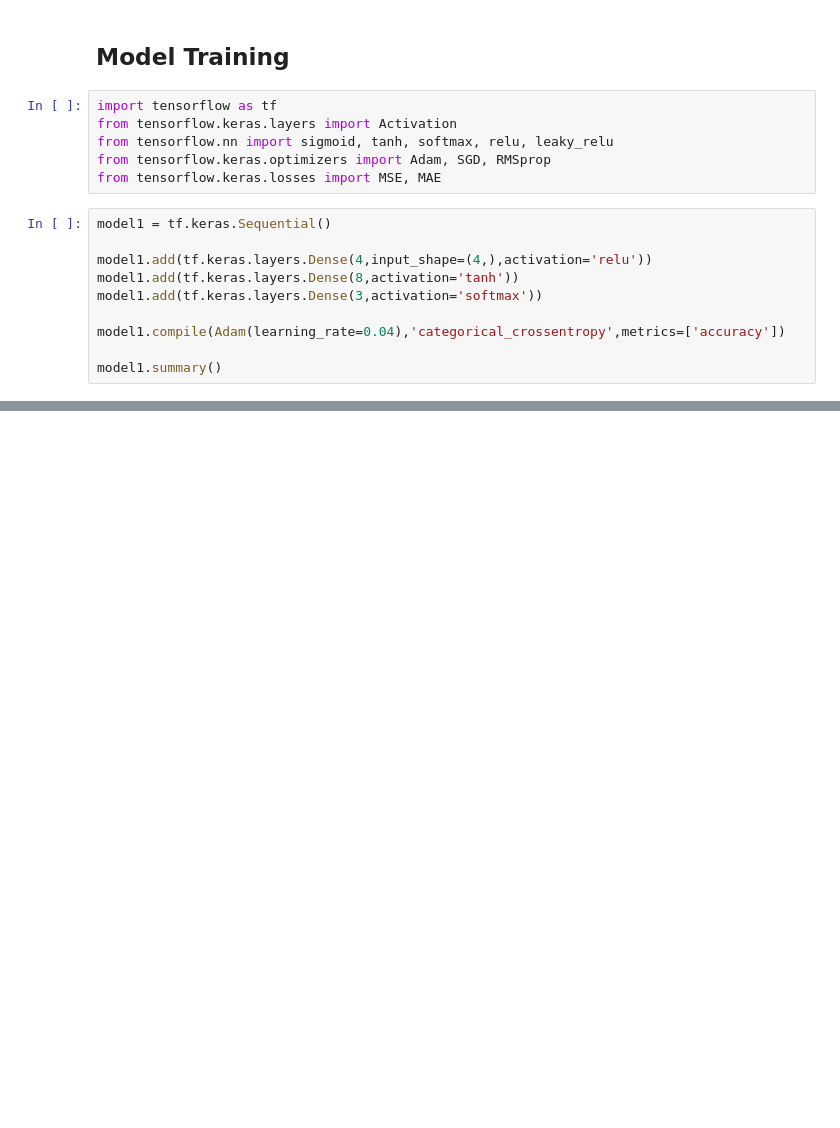
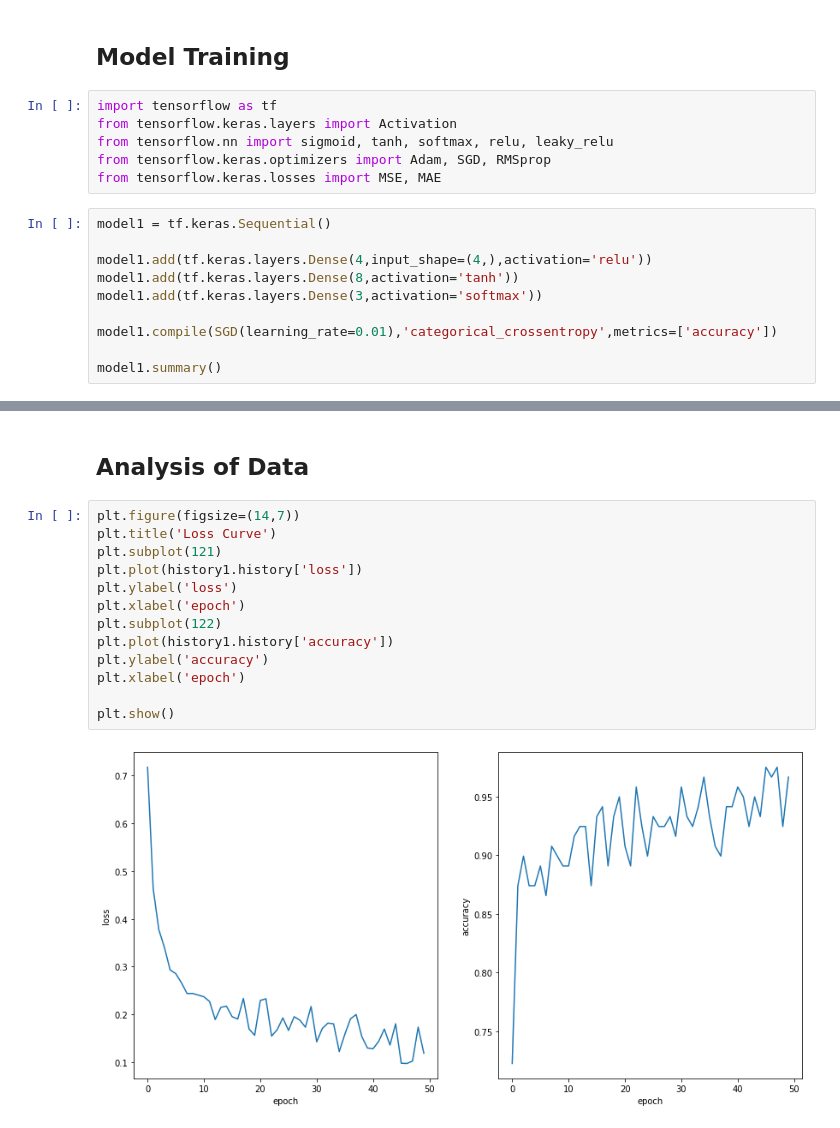
Before and after one commit to Nikkuchan/AIDA1_Wagler, a Jupyter notebook: 58026_LabNo1_Wagler.ipynb, the cells around one changed output, grey strips where cells are left out. Drawn from its saved outputs; the diff is of its cells as text; blank space fills up the shorter version.

```diff
--- a/58026_LabNo1_Wagler.ipynb
+++ b/58026_LabNo1_Wagler.ipynb
@@ -116,7 +133,7 @@ model1.add(tf.keras.layers.Dense(4,input_shape=(4,),activation='relu'))
 model1.add(tf.keras.layers.Dense(8,activation='tanh'))
 model1.add(tf.keras.layers.Dense(3,activation='softmax'))
 
-model1.compile(Adam(learning_rate=0.04),'categorical_crossentropy',metrics=['accuracy'])
+model1.compile(SGD(learning_rate=0.01),'categorical_crossentropy',metrics=['accuracy'])
 
 model1.summary()
 # %% [output]
@@ -198,3 +523,20 @@ history2 = model2.fit(X_train,y_train,epochs=50, batch_size=1)
+# %% [markdown]
+## Analysis of Data
+# %%
+plt.figure(figsize=(14,7))
+plt.title('Loss Curve')
+plt.subplot(121)
+plt.plot(history1.history['loss'])
+plt.ylabel('loss')
+plt.xlabel('epoch')
+plt.subplot(122)
+plt.plot(history1.history['accuracy'])
+plt.ylabel('accuracy')
+plt.xlabel('epoch')
+
+plt.show()
+# %% [output]
+[figure, added]
 # %%
 plt.figure(figsize=(14,7))
 plt.title('Loss Curve')
```
Also changed, not shown: parts of 32 cells of this notebook.
